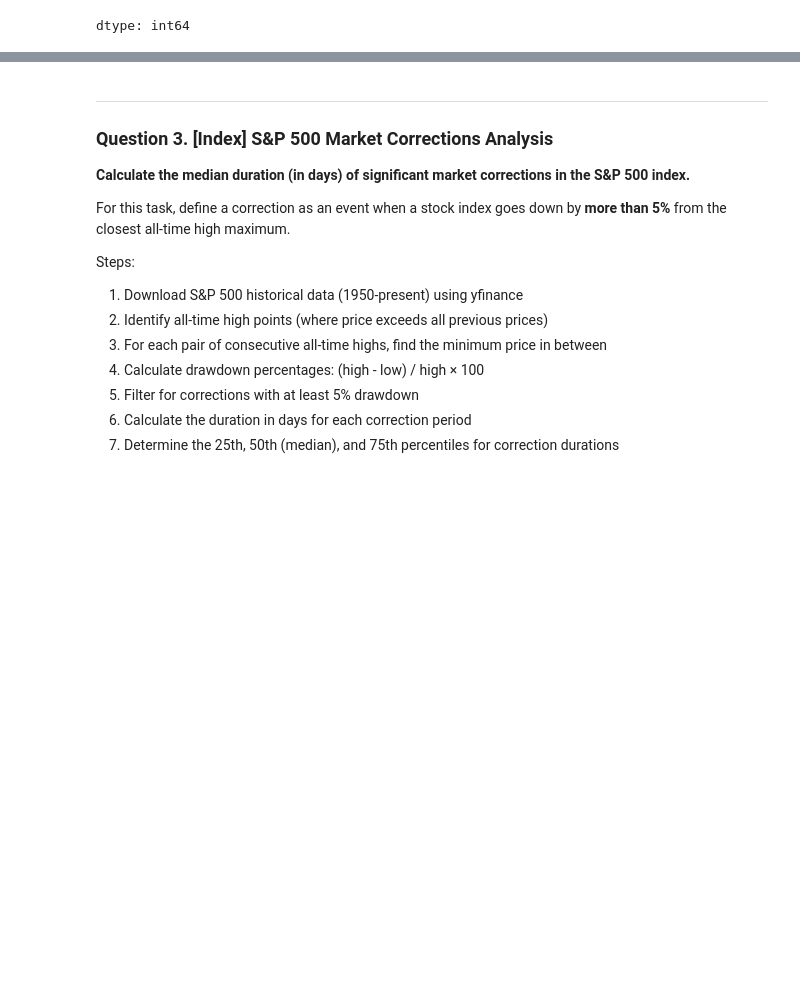
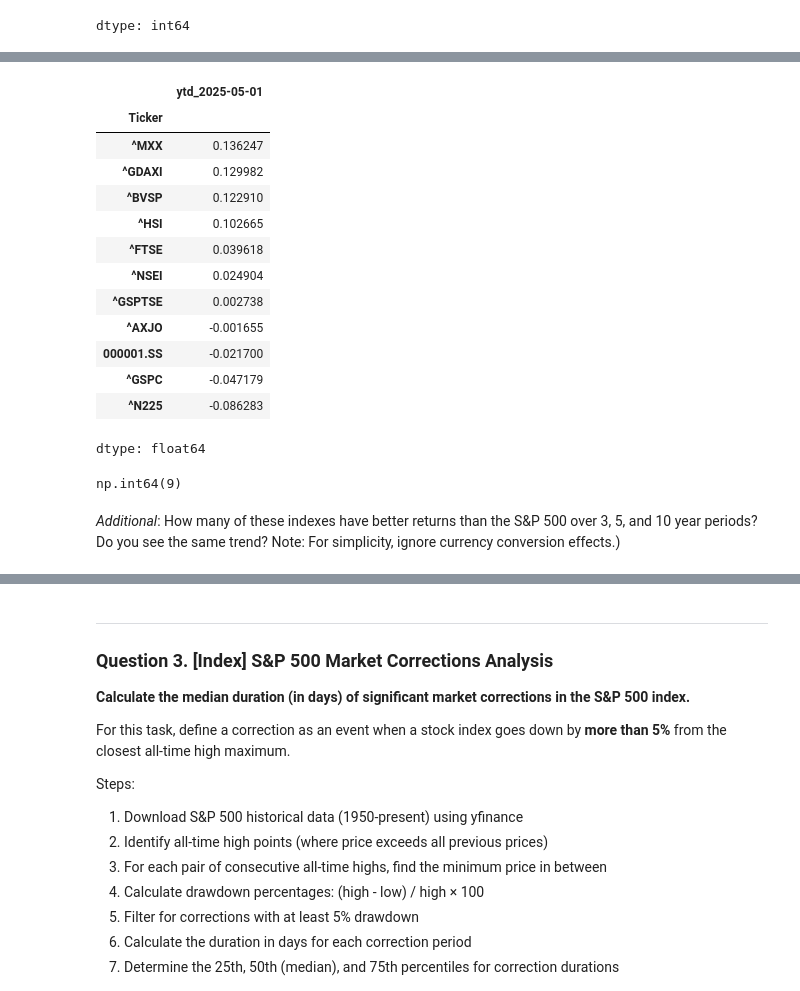
Before and after one commit to YannPhamVan/stock-markets-analytics-zoomcamp, a Jupyter notebook: cohorts/2025/01-intro-and-data-sources-homework.ipynb, the cells around one changed output, grey strips where cells are left out. Drawn from its saved outputs; the diff is of its cells as text; code cells hidden in the pictures; blank space fills up the shorter version.

```diff
--- a/cohorts/2025/01-intro-and-data-sources-homework.ipynb
+++ b/cohorts/2025/01-intro-and-data-sources-homework.ipynb
@@ -148,0 +148,2 @@ data.T
+# %%
+index_values["ytd_2025-05-01"] = index_values["2025-05-01"] / index_values["2025-01-01"] - 1
@@ -148,0 +152,24 @@ data.T
+# %%
+index_values["ytd_2025-05-01"].sort_values(ascending=False)
+# %% [output]
+|  | ytd_2025-05-01 |
+| Ticker |  |
+| ^MXX | 0.136247 |
+| ^GDAXI | 0.129982 |
+| ^BVSP | 0.122910 |
+| ^HSI | 0.102665 |
+| ^FTSE | 0.039618 |
+| ^NSEI | 0.024904 |
+| ^GSPTSE | 0.002738 |
+| ^AXJO | -0.001655 |
+| 000001.SS | -0.021700 |
+| ^GSPC | -0.047179 |
+| ^N225 | -0.086283 |
+dtype: float64
+# %%
+index_values.loc[index_values["ytd_2025-05-01"] > snp500_ytd_2025_05_01]["ytd_2025-05-01"].count()
+# %% [output]
+np.int64(9)
+# %% [markdown]
+*Additional*: How many of these indexes have better returns than the S&P 500 over 3, 5, and 10 year periods? Do you see the same trend?
+Note: For simplicity, ignore currency conversion effects.)
```
Also changed, not shown: parts of 10 cells of this notebook.
